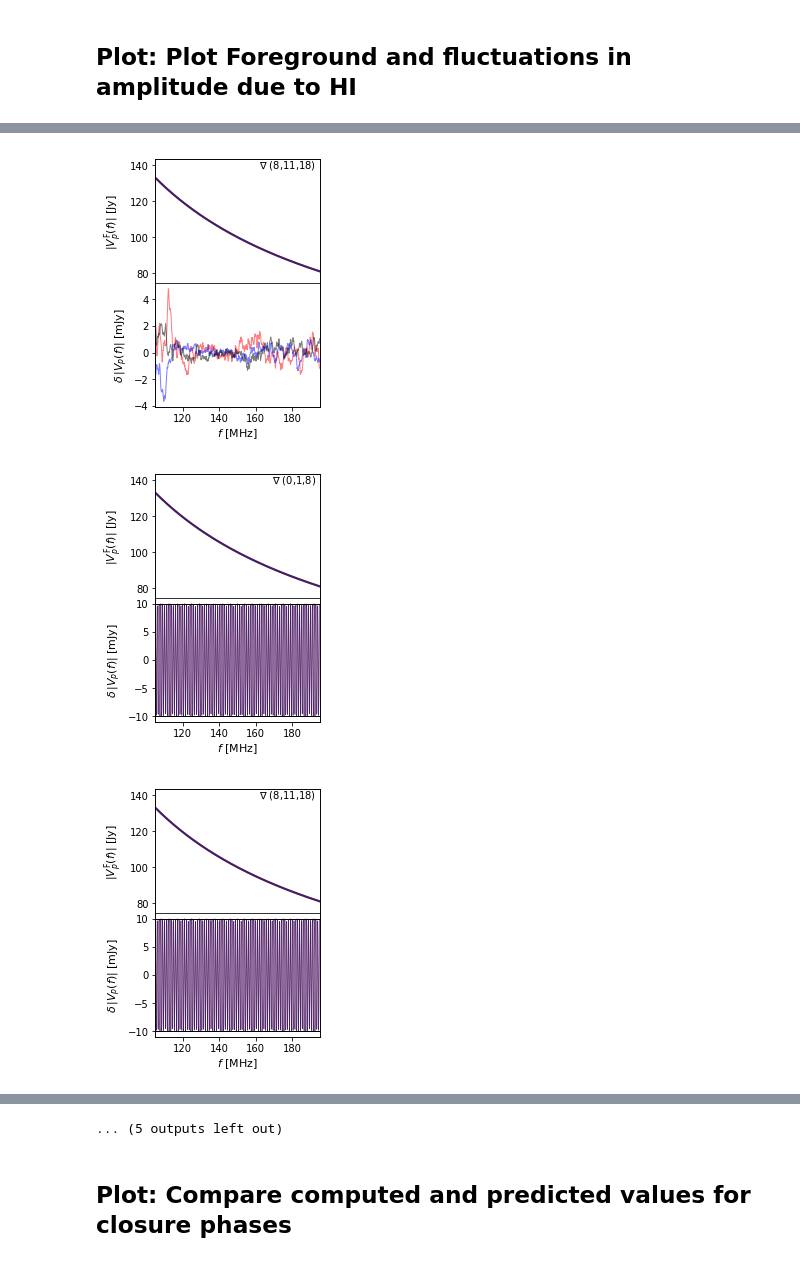
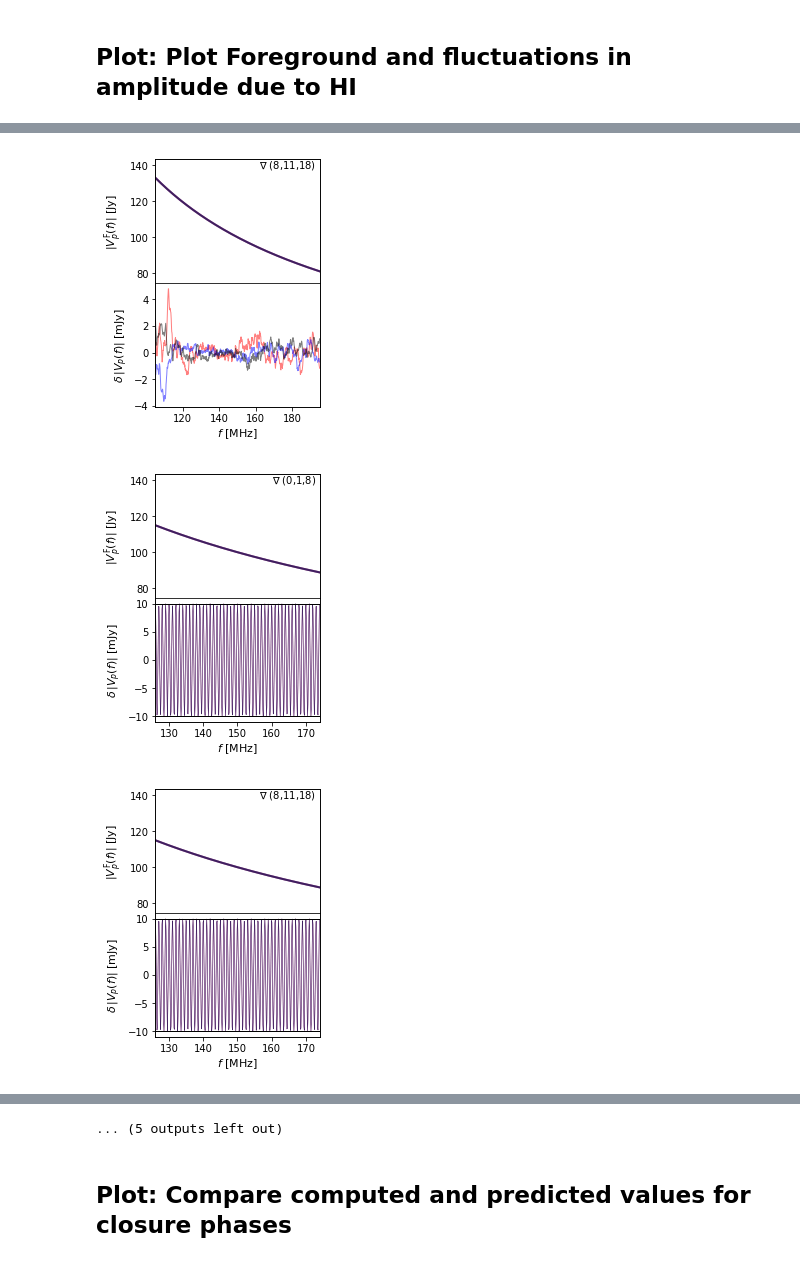
Before and after one commit to nithyanandan/PRISim, a Jupyter notebook: prisim/examples/codes/BispectrumPhase/understanding_closure_phases_achromatic_AiryBeam_version.ipynb, the cells around one changed output, grey strips where cells are left out. Drawn from its saved outputs; the diff is of its cells as text; code cells hidden in the pictures.

```diff
--- a/prisim/examples/codes/BispectrumPhase/understanding_closure_phases_achromatic_AiryBeam_version.ipynb
+++ b/prisim/examples/codes/BispectrumPhase/understanding_closure_phases_achromatic_AiryBeam_version.ipynb
@@ -521,8 +517,12 @@ for case_id in case_with_FG_HI:
         axs[0].set_ylabel(r'$|V_p^\mathrm{F}(f)|$ [Jy]', fontsize=11, weight='medium')
         axs[1].set_ylabel(r'$\delta\,|V_p(f)|$ [mJy]', fontsize=11, weight='medium')
 
-        axs[0].set_xlim(105, 195)
-        axs[1].set_xlim(105, 195)
+        if ('FG_spindex' in case_id) and ('colocated' in case_id):
+            axs[0].set_xlim(126, 174)
+            axs[1].set_xlim(126, 174)
+        else:
+            axs[0].set_xlim(105, 195)
+            axs[1].set_xlim(105, 195)
 
         ax0_ymin = NP.min(NP.abs(case_with_FG[key_mapping_FG_HI[case_id]['FG']]['vis'].skyvis_freq[blind,:,0]))
         ax0_ymax = NP.max(NP.abs(case_with_FG[key_mapping_FG_HI[case_id]['FG']]['vis'].skyvis_freq[blind,:,0]))
@@ -535,35 +535,35 @@ for case_id in case_with_FG_HI:
         big_ax.set_facecolor('none')
         big_ax.set_xticks([])
         big_ax.set_yticks([])
         big_ax.set_xlabel(r'$f$ [MHz]', weight='medium', fontsize=11, labelpad=20)
 
         PLT.savefig(figdir + '{0}_visibility_models_{1}_HERA-19_achromatic_AiryBeam.pdf'.format(triad_label, case_id), bbox_inches=0)
 # %% [output]
 Plotting 1ps_FG_no_spindex_HI_colocated:
         Plotting Triad:(0,1,8)
         Plotting Triad:(8,11,18)
 Plotting 1ps_FG_spindex_HI_displaced:
         Plotting Triad:(0,1,8)
         Plotting Triad:(8,11,18)
 Plotting 1ps_FG_spindex_HI_21cmfast:
         Plotting Triad:(0,1,8)
         Plotting Triad:(8,11,18)
 Plotting 1ps_FG_spindex_HI_colocated:
         Plotting Triad:(0,1,8)
         Plotting Triad:(8,11,18)
 ... (8 lines left out)
         Plotting Triad:(8,11,18)
 Plotting GLEAM_HI_21cmfast:
         Plotting Triad:(0,1,8)
         Plotting Triad:(8,11,18)
 [figure]
 [figure]
 [figure]
 [figure]
 [figure]
 [figure]
-[figure, old version]
+[figure, new version]
-[figure, old version]
+[figure, new version]
 [figure]
 [figure]
 [figure]
```
Also changed, not shown: parts of 4 cells of this notebook, 1 other file.
